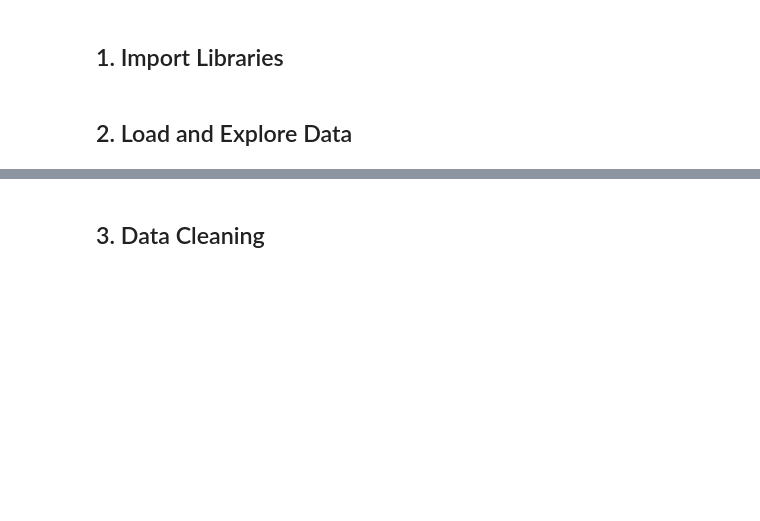
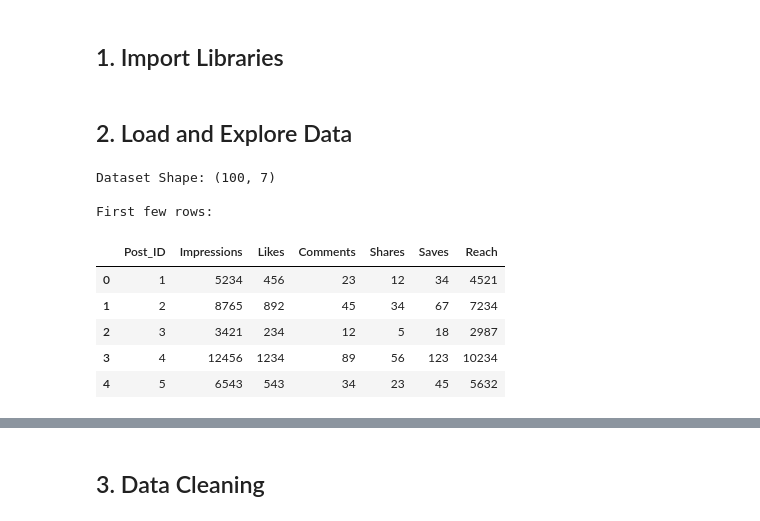
Before and after one commit to PILERS/Instagram-reach-prediction, a Jupyter notebook: notebooks/Instagram_Reach_Model.ipynb, the cells around one changed output, grey strips where cells are left out. Drawn from its saved outputs; the diff is of its cells as text; code cells hidden in the pictures; blank space fills up the shorter version.

```diff
--- a/notebooks/Instagram_Reach_Model.ipynb
+++ b/notebooks/Instagram_Reach_Model.ipynb
@@ -25,12 +25,22 @@ sns.set_palette('husl')
 ## 2. Load and Explore Data
 # %%
 # Load the dataset
-df = pd.read_csv('../data/instagram_data.csv')
+df = pd.read_csv('https://raw.githubusercontent.com/PILERS/Instagram-reach-prediction/main/data/instagram_data.csv')
 
 # Display basic information
 print("Dataset Shape:", df.shape)
 print("\nFirst few rows:")
 df.head()
+# %% [output]
+Dataset Shape: (100, 7)
+
+First few rows:
+|  | Post_ID | Impressions | Likes | Comments | Shares | Saves | Reach |
+| 0 | 1 | 5234 | 456 | 23 | 12 | 34 | 4521 |
+| 1 | 2 | 8765 | 892 | 45 | 34 | 67 | 7234 |
+| 2 | 3 | 3421 | 234 | 12 | 5 | 18 | 2987 |
+| 3 | 4 | 12456 | 1234 | 89 | 56 | 123 | 10234 |
+| 4 | 5 | 6543 | 543 | 34 | 23 | 45 | 5632 |
 # %%
 # Check for missing values
 print("Missing Values:")
```
Also changed, not shown: parts of 14 cells of this notebook.
